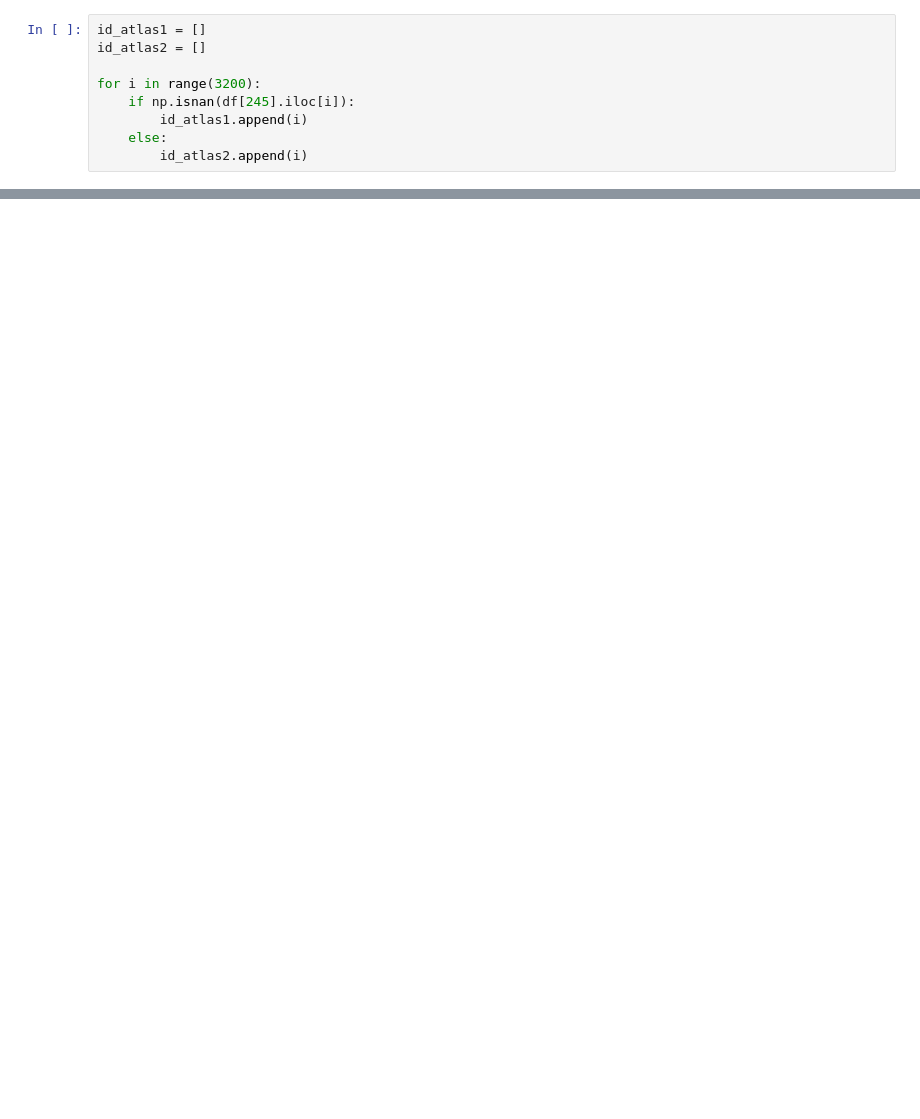
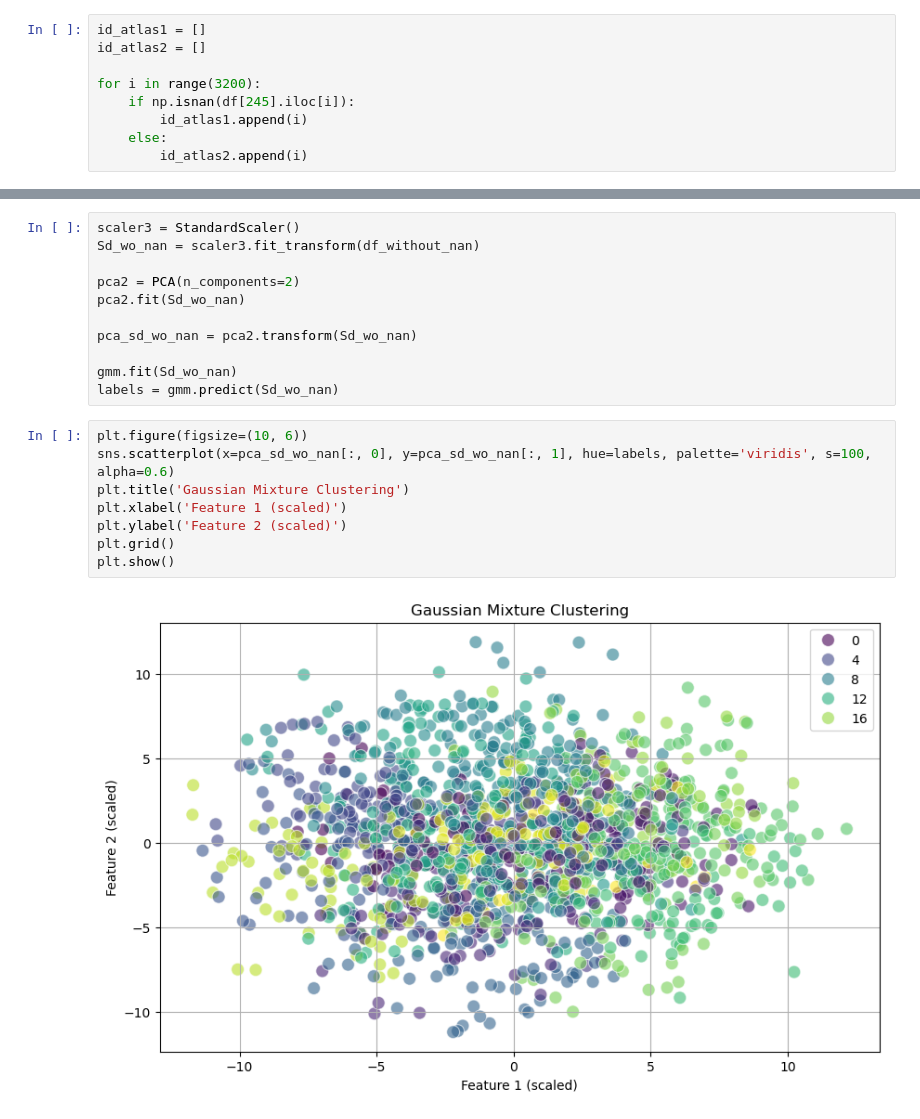
Before and after one commit to TimOvch/ML-study, a Jupyter notebook: AIDAO/track_1/Untitled.ipynb, the cells around one changed output, grey strips where cells are left out. Saved outputs shown, nothing was run; the diff lists cells and outputs as text; blank space fills up the shorter version.

```diff
--- a/AIDAO/track_1/Untitled.ipynb
+++ b/AIDAO/track_1/Untitled.ipynb
@@ -46,0 +178,21 @@ Atlas1 = pd.DataFrame(np.zeros((1600,  )))
+# %%
+scaler3 = StandardScaler()
+Sd_wo_nan = scaler3.fit_transform(df_without_nan)
+
+pca2 = PCA(n_components=2)
+pca2.fit(Sd_wo_nan)
+
+pca_sd_wo_nan = pca2.transform(Sd_wo_nan)
+
+gmm.fit(Sd_wo_nan)
+labels = gmm.predict(Sd_wo_nan)
+# %%
+plt.figure(figsize=(10, 6))
+sns.scatterplot(x=pca_sd_wo_nan[:, 0], y=pca_sd_wo_nan[:, 1], hue=labels, palette='viridis', s=100, alpha=0.6)
+plt.title('Gaussian Mixture Clustering')
+plt.xlabel('Feature 1 (scaled)')
+plt.ylabel('Feature 2 (scaled)')
+plt.grid()
+plt.show()
+# %% [output]
+[figure, added]
```
Also changed, not shown: parts of 26 cells of this notebook.
